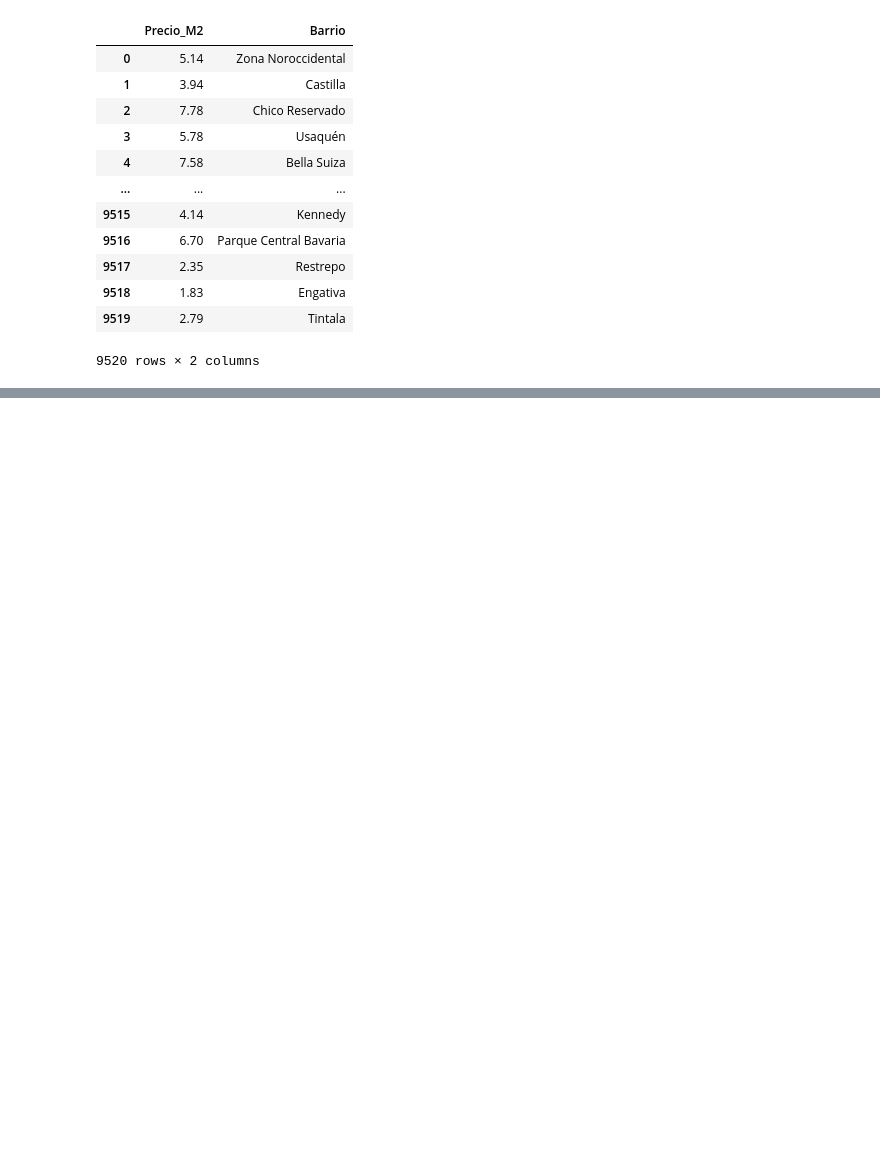
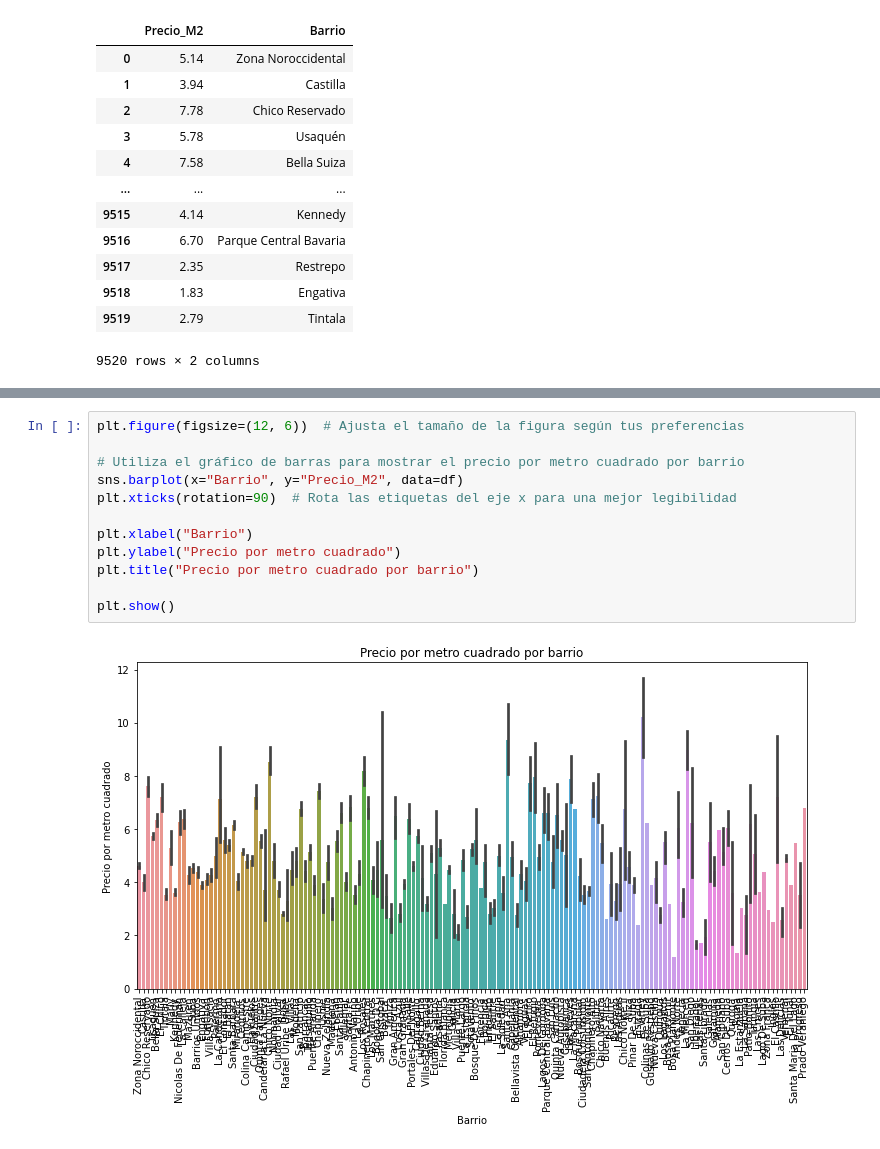
Before and after one commit to ErikLopez04/InmersionDatosPandas, a Jupyter notebook: pandas.ipynb, the cells around one changed output, grey strips where cells are left out. Saved outputs shown, nothing was run; the diff lists cells and outputs as text; blank space fills up the shorter version.

```diff
--- a/pandas.ipynb
+++ b/pandas.ipynb
@@ -529,0 +544,14 @@ df[['Precio_M2','Barrio']]
+# %%
+plt.figure(figsize=(12, 6))  # Ajusta el tamaño de la figura según tus preferencias
+
+# Utiliza el gráfico de barras para mostrar el precio por metro cuadrado por barrio
+sns.barplot(x="Barrio", y="Precio_M2", data=df)
+plt.xticks(rotation=90)  # Rota las etiquetas del eje x para una mejor legibilidad
+
+plt.xlabel("Barrio")
+plt.ylabel("Precio por metro cuadrado")
+plt.title("Precio por metro cuadrado por barrio")
+
+plt.show()
+# %% [output]
+[figure, added]
```
Also changed, not shown: parts of 5 cells of this notebook.
